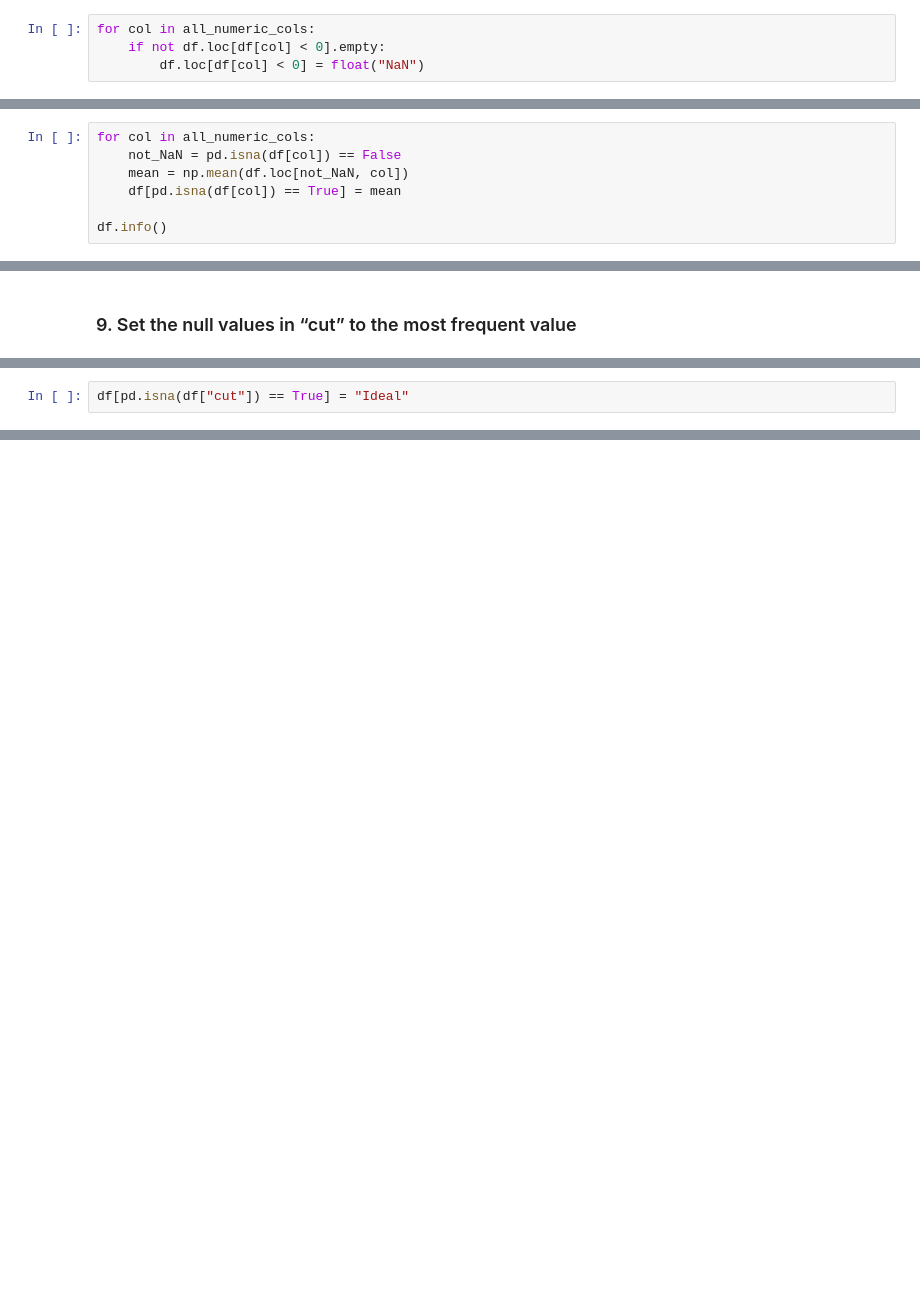
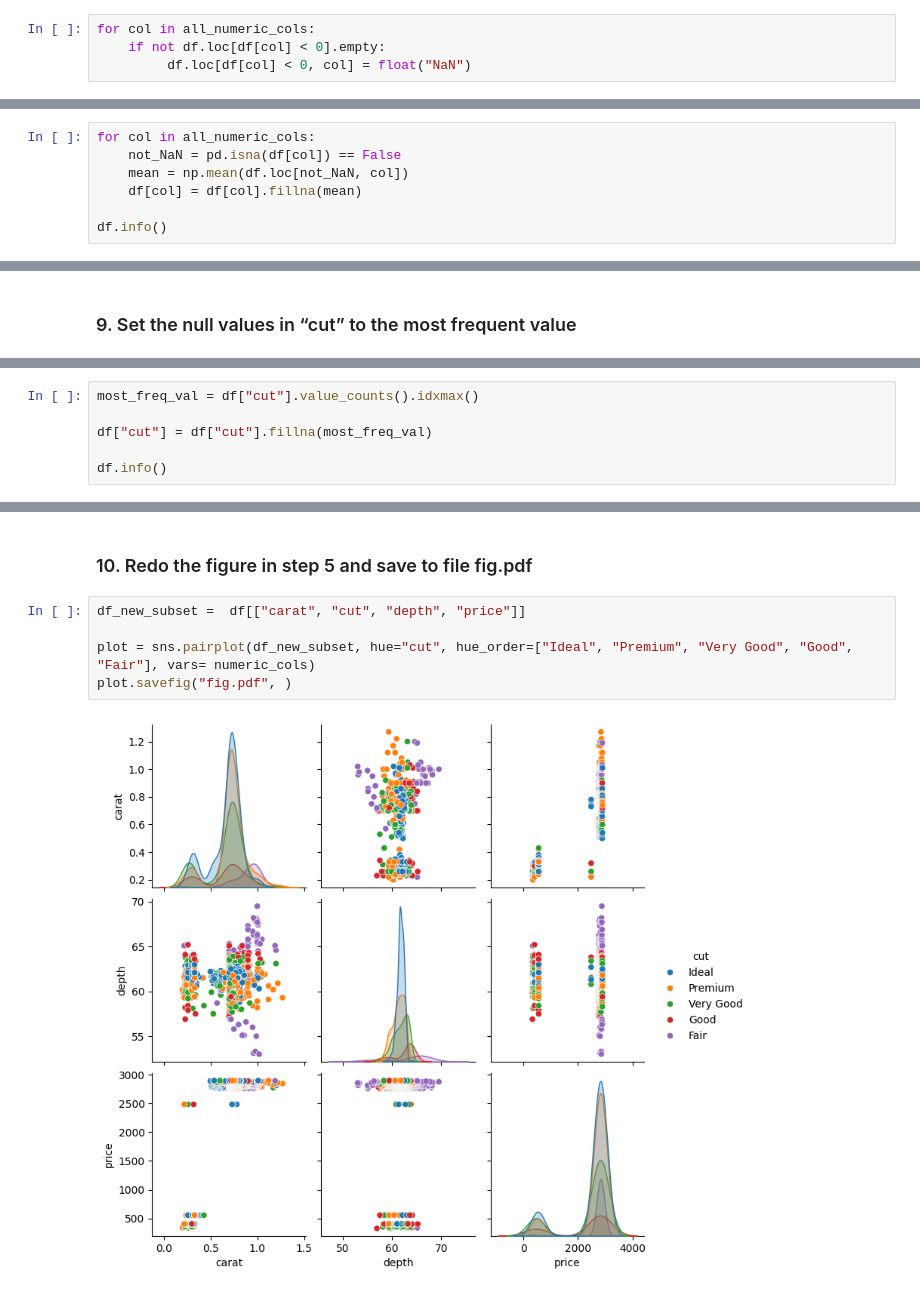
Before and after one commit to Barb02/IDS_Exercises, a Jupyter notebook: class2/diamonds.ipynb, the cells around one changed output, grey strips where cells are left out. Saved outputs shown, nothing was run; the diff lists cells and outputs as text; blank space fills up the shorter version.

```diff
--- a/class2/diamonds.ipynb
+++ b/class2/diamonds.ipynb
@@ -115,7 +115,7 @@ for col in all_numeric_cols:
 # %%
 for col in all_numeric_cols:
     if not df.loc[df[col] < 0].empty:
-        df.loc[df[col] < 0] = float("NaN")
+         df.loc[df[col] < 0, col] = float("NaN")
 # %%
 for col in all_numeric_cols:
     if not df.loc[df[col] < 0].empty:
@@ -126,7 +126,7 @@ for col in all_numeric_cols:
 for col in all_numeric_cols:
     not_NaN = pd.isna(df[col]) == False
     mean = np.mean(df.loc[not_NaN, col])
-    df[pd.isna(df[col]) == True] = mean
+    df[col] = df[col].fillna(mean)
 
 df.info()
 # %% [output]
@@ -167,2 +153,6 @@ Name: count, dtype: int64
-# %%
-df[pd.isna(df["cut"]) == True] = "Ideal"
+# %%
+most_freq_val = df["cut"].value_counts().idxmax()
+
+df["cut"] = df["cut"].fillna(most_freq_val)
+
+df.info()
@@ -168,0 +178,9 @@ df[pd.isna(df["cut"]) == True] = "Ideal"
+# %% [markdown]
+### 10. Redo the figure in step 5 and save to file fig.pdf
+# %%
+df_new_subset =  df[["carat", "cut", "depth", "price"]]
+
+plot = sns.pairplot(df_new_subset, hue="cut", hue_order=["Ideal", "Premium", "Very Good", "Good", "Fair"], vars= numeric_cols)
+plot.savefig("fig.pdf", )
+# %% [output]
+[figure, added]
```
Also changed, not shown: parts of 12 cells of this notebook, 2 other files.
